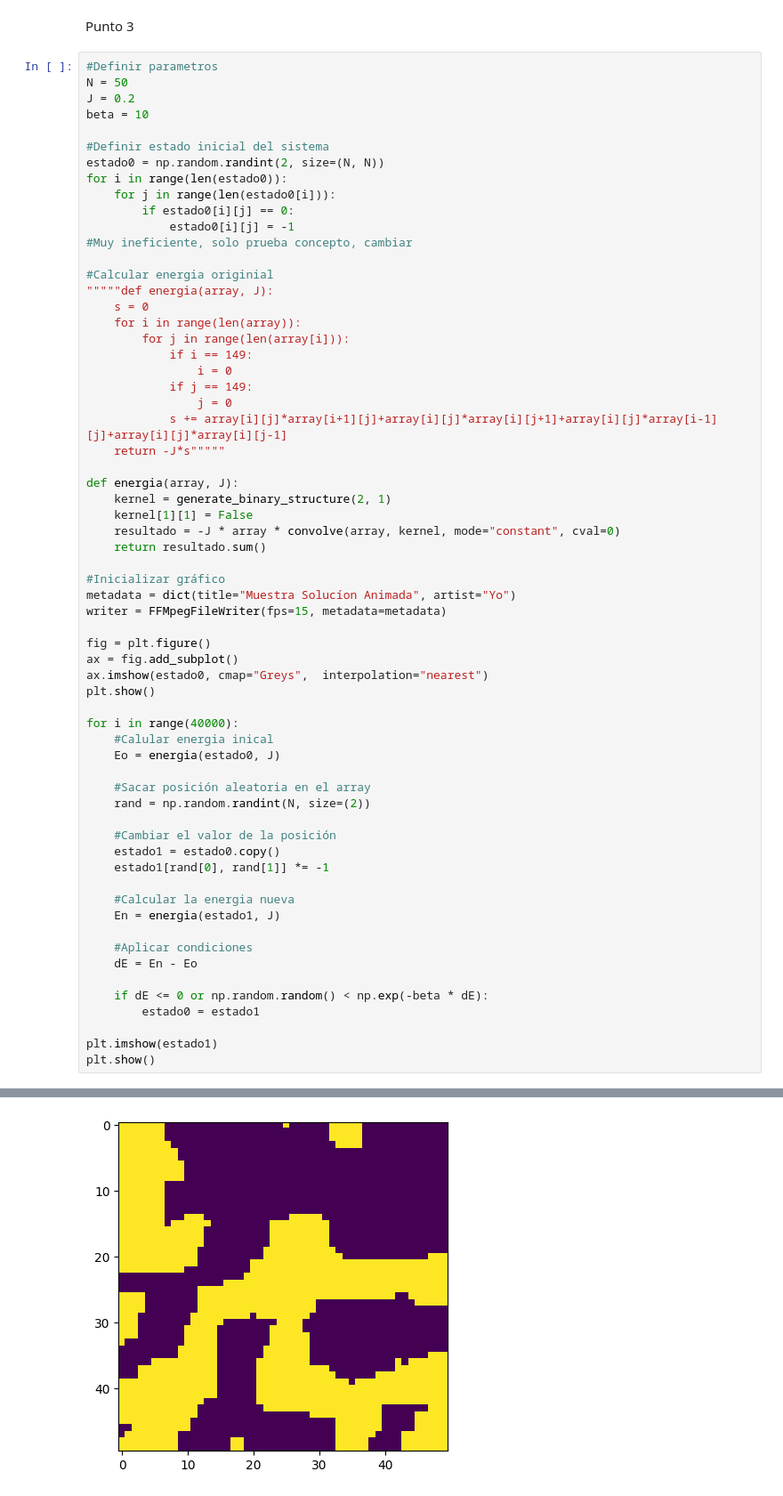
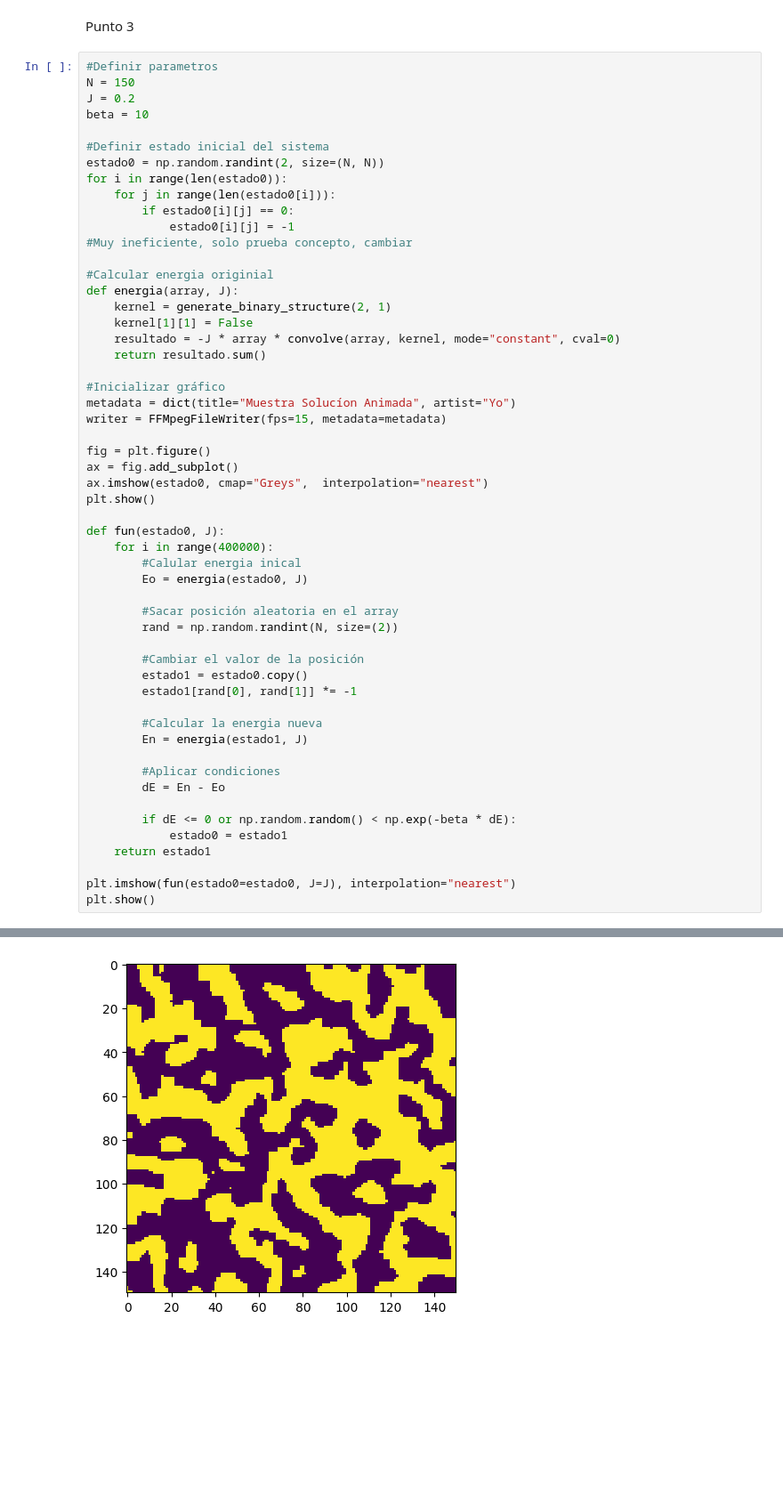
Before and after one commit to EstebanFuentesS/Metodos-Computacionales-2, a Jupyter notebook: Taller5.ipynb, the cells around one changed output, grey strips where cells are left out. Shown at 89% size. Saved outputs shown, nothing was run; the diff lists cells and outputs as text; blank space fills up the shorter version.

```diff
--- a/Taller5.ipynb
+++ b/Taller5.ipynb
@@ -19,7 +19,7 @@ Punto 2
 Punto 3
 # %%
 #Definir parametros
-N = 50
+N = 150
 J = 0.2
 beta = 10
 
@@ -32,17 +32,6 @@ for i in range(len(estado0)):
 #Muy ineficiente, solo prueba concepto, cambiar
 
 #Calcular energia originial
-"""""def energia(array, J):
-    s = 0
-    for i in range(len(array)):
-        for j in range(len(array[i])):
-            if i == 149:
-                i = 0
-            if j == 149:
-                j = 0
-            s += array[i][j]*array[i+1][j]+array[i][j]*array[i][j+1]+array[i][j]*array[i-1][j]+array[i][j]*array[i][j-1]
-    return -J*s"""""
-
 def energia(array, J):
     kernel = generate_binary_structure(2, 1)
     kernel[1][1] = False
@@ -58,26 +47,28 @@ ax = fig.add_subplot()
 ax.imshow(estado0, cmap="Greys",  interpolation="nearest")
 plt.show()
 
-for i in range(40000):
-    #Calular energia inical
-    Eo = energia(estado0, J)
+def fun(estado0, J):
+    for i in range(400000):
+        #Calular energia inical
+        Eo = energia(estado0, J)
 
-    #Sacar posición aleatoria en el array
-    rand = np.random.randint(N, size=(2))
+        #Sacar posición aleatoria en el array
+        rand = np.random.randint(N, size=(2))
 
-    #Cambiar el valor de la posición
-    estado1 = estado0.copy()
-    estado1[rand[0], rand[1]] *= -1
+        #Cambiar el valor de la posición
+        estado1 = estado0.copy()
+        estado1[rand[0], rand[1]] *= -1
 
-    #Calcular la energia nueva
-    En = energia(estado1, J)
+        #Calcular la energia nueva
+        En = energia(estado1, J)
 
-    #Aplicar condiciones
-    dE = En - Eo
+        #Aplicar condiciones
+        dE = En - Eo
 
-    if dE <= 0 or np.random.random() < np.exp(-beta * dE):
-        estado0 = estado1
+        if dE <= 0 or np.random.random() < np.exp(-beta * dE):
+            estado0 = estado1
+    return estado1
 
-plt.imshow(estado1)
+plt.imshow(fun(estado0=estado0, J=J), interpolation="nearest")
 plt.show()
 # %% [output]
@@ -85,3 +76,3 @@ plt.show()
-[figure, old version]
+[figure, new version]
 # %%
 #Definir parametros
```
Also changed, not shown: parts of 9 cells of this notebook, 2 other files.
